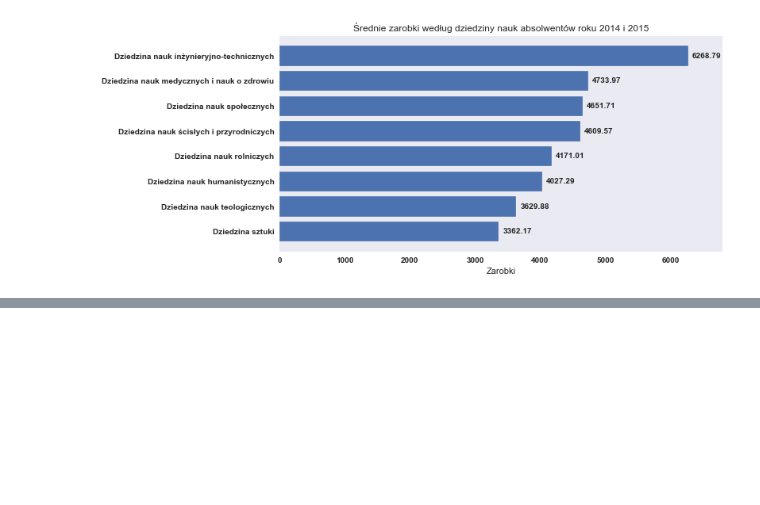
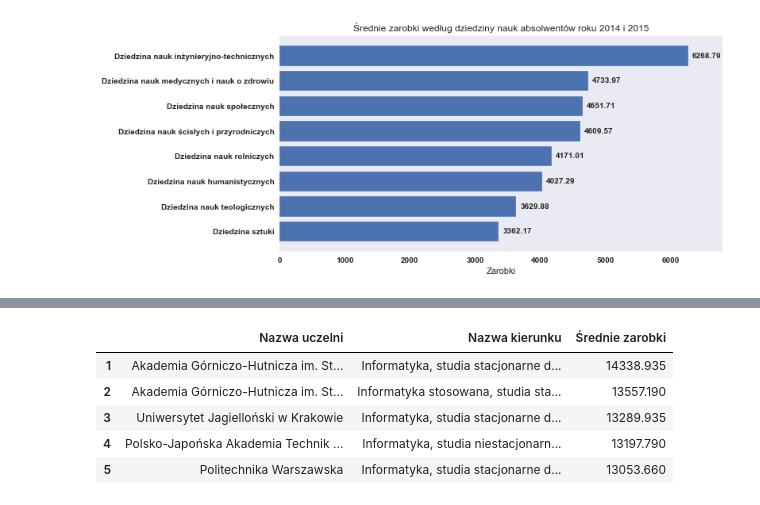
Before and after one commit to CptQuak/CasestudyGraduateEarnings, a Jupyter notebook: zadanie1.ipynb, the cells around one changed output, grey strips where cells are left out. Saved outputs shown, nothing was run; the diff lists cells and outputs as text; code cells hidden in the pictures; blank space fills up the shorter version.

```diff
--- a/zadanie1.ipynb
+++ b/zadanie1.ipynb
@@ -168,12 +188,20 @@ plt.show()
 # %%
 # 10 najlepszych kierunkow ze wzgleud na srednie zarobki
 best10 = data1.sort_values(by="P_E_ZAR_P5",ascending=False).iloc[:10].reset_index()
 best10.index+=1
 best10 = best10.iloc[:,[1,3,8]].rename(columns={
     "P_NAZWA_UCZELNI":'Nazwa uczelni',
     "P_NAZWA_KIERUNKU_PELNA":"Nazwa kierunku",
     "P_E_ZAR_P5":"Średnie zarobki"})
 best10.to_excel("best10.xlsx")
+best10.head() #dla podgladu
 # stylowania stad raczej nie zrobie z automatu suseg
+# %% [output]
+|  | Nazwa uczelni | Nazwa kierunku | Średnie zarobki |
+| 1 | Akademia Górniczo-Hutnicza im. St... | Informatyka, studia stacjonarne d... | 14338.935 |
+| 2 | Akademia Górniczo-Hutnicza im. St... | Informatyka stosowana, studia sta... | 13557.190 |
+| 3 | Uniwersytet Jagielloński w Krakowie | Informatyka, studia stacjonarne d... | 13289.935 |
+| 4 | Polsko-Japońska Akademia Technik ... | Informatyka, studia niestacjonarn... | 13197.790 |
+| 5 | Politechnika Warszawska | Informatyka, studia stacjonarne d... | 13053.660 |
 # %%
 test["uczelnia_kierunek"] = test["P_NAZWA_UCZELNI"]+"\n"+test["P_NAZWA_KIERUNKU_PELNA"]
```
Also changed, not shown: parts of 2 cells of this notebook, 2 other files.
